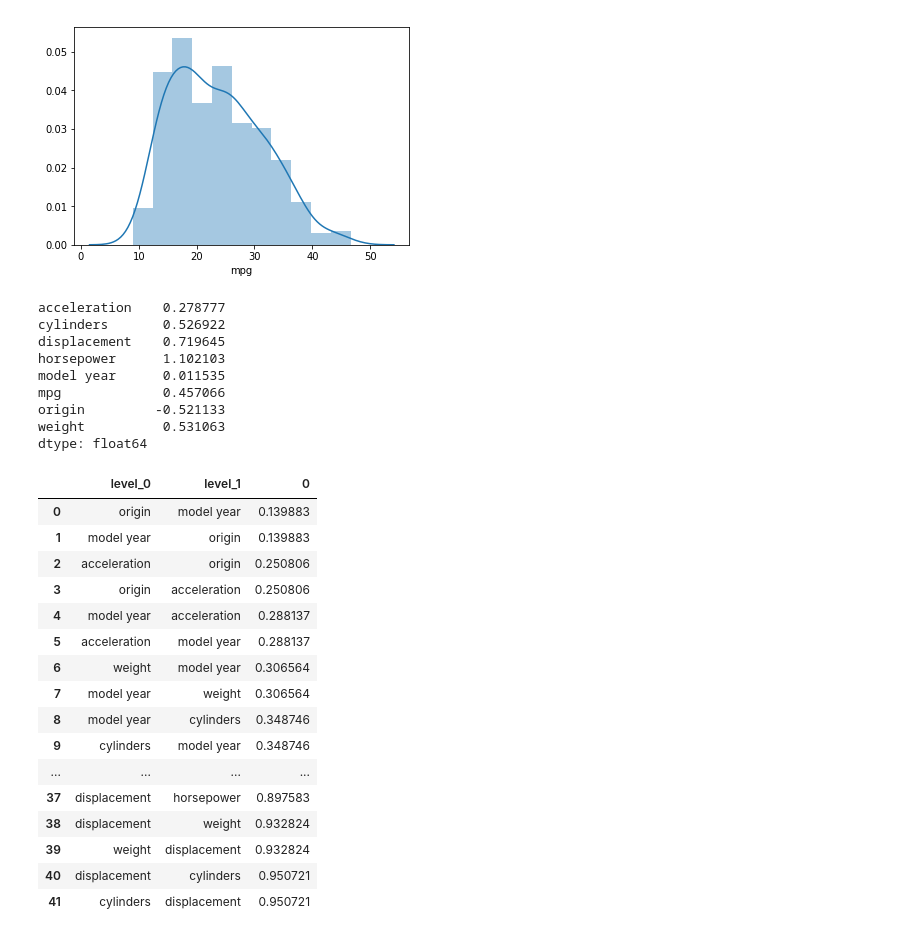
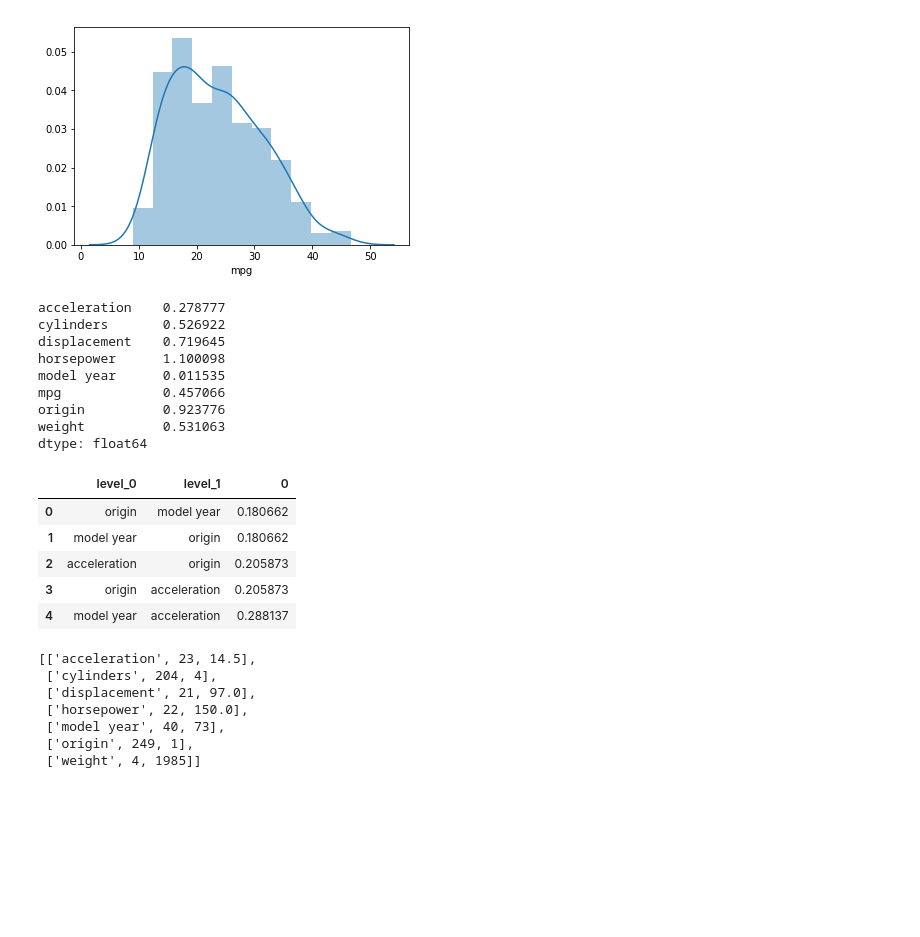
Before and after one commit to prbronze/Learning, a Jupyter notebook: mpg.ipynb, the cells around one changed output. Cells and saved outputs as stored; diff of their text form; code cells hidden in the pictures; blank space fills up the shorter version.

```diff
--- a/mpg.ipynb
+++ b/mpg.ipynb
@@ -70,6 +75,6 @@ O KNN talvez seja bem mais complexo para imputação pois variáveis categórica
 train = df[df['horsepower'] != '?']
 train['horsepower'] = train['horsepower'].astype('float')
 
-df_to_fill = df[df['horsepower'] == '?']
-xz = df_to_fill[df_to_fill.columns.difference(['horsepower'])]
-xz['origin'] = pd.get_dummies(xz['origin'])
+df_to_input = df[df['horsepower'] == '?']
+df_to_input = df_to_input[df_to_input.columns.difference(['horsepower'])]
+#df_to_input['origin'] = pd.get_dummies(df_to_input['origin'])
@@ -150,5 +137,5 @@ array([59.05483176, 94.21238475, 59.44237064, 97.24166183, 78.53558519,
 # %%
-new_df = xz.copy()
-new_df['horsepower'] = pd.Series((lin_reg(xz)),index = new_df.index)
+new_df = df_to_input.copy()
+new_df['horsepower'] = pd.Series((lin_reg(df_to_input)),index = new_df.index)
 new_df
 # %% [output]
@@ -178,39 +165,36 @@ df_inputed.skew(axis=0)
 acceleration    0.278777
 cylinders       0.526922
 displacement    0.719645
-horsepower      1.102103
+horsepower      1.100098
 model year      0.011535
 mpg             0.457066
-origin         -0.521133
+origin          0.923776
 weight          0.531063
 dtype: float64
 # %%
 features = df_inputed.columns.difference(['mpg'])
 correlations = df_inputed[features].corr().abs().unstack().sort_values().reset_index()
 correlations = correlations[correlations['level_0'] != correlations['level_1']]
-correlations
+correlations.head()
 # %% [output]
 |  | level_0 | level_1 | 0 |
-| 0 | origin | model year | 0.139883 |
-| 1 | model year | origin | 0.139883 |
-| 2 | acceleration | origin | 0.250806 |
-| 3 | origin | acceleration | 0.250806 |
+| 0 | origin | model year | 0.180662 |
+| 1 | model year | origin | 0.180662 |
+| 2 | acceleration | origin | 0.205873 |
+| 3 | origin | acceleration | 0.205873 |
 | 4 | model year | acceleration | 0.288137 |
-| 5 | acceleration | model year | 0.288137 |
-| 6 | weight | model year | 0.306564 |
-| 7 | model year | weight | 0.306564 |
-| 8 | model year | cylinders | 0.348746 |
-| 9 | cylinders | model year | 0.348746 |
-| ... | ... | ... | ... |
-| 37 | displacement | horsepower | 0.897583 |
-| 38 | displacement | weight | 0.932824 |
-| 39 | weight | displacement | 0.932824 |
-| 40 | displacement | cylinders | 0.950721 |
-| 41 | cylinders | displacement | 0.950721 |
 # %%
 un_va = []
-
 for feat in features:
     df_inputed[feat].value_counts()
     values = df_inputed[feat].value_counts()
     un_va.append([feat, values.max(), values.idxmax()])
+un_va
+# %% [output]
+[['acceleration', 23, 14.5],
+ ['cylinders', 204, 4],
+ ['displacement', 21, 97.0],
+ ['horsepower', 22, 150.0],
+ ['model year', 40, 73],
+ ['origin', 249, 1],
+ ['weight', 4, 1985]]
```
Also changed, not shown: parts of 14 cells of this notebook.
